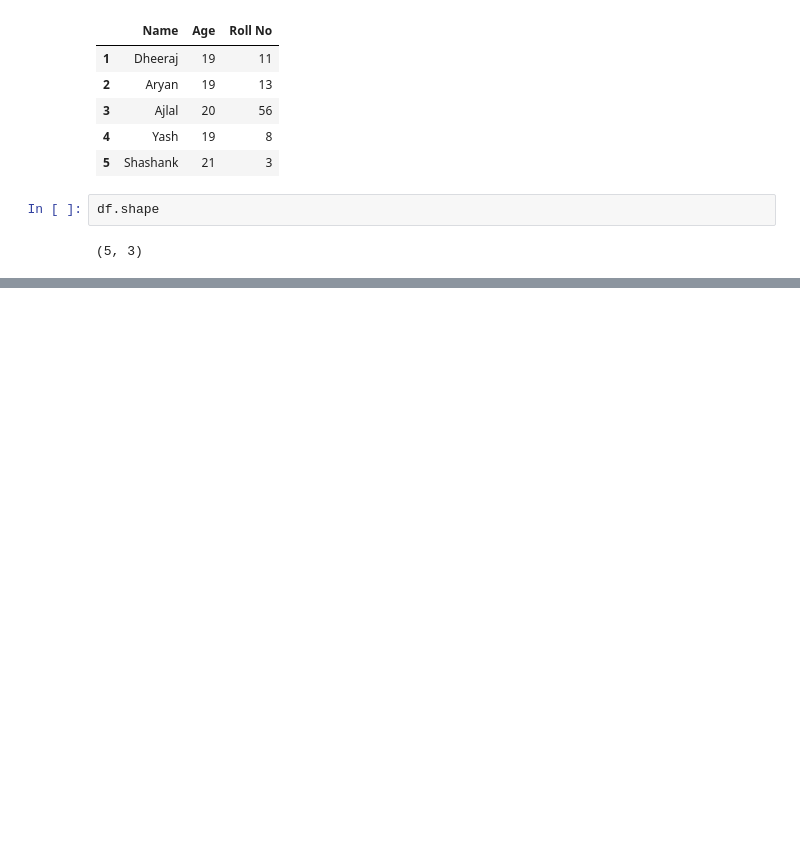
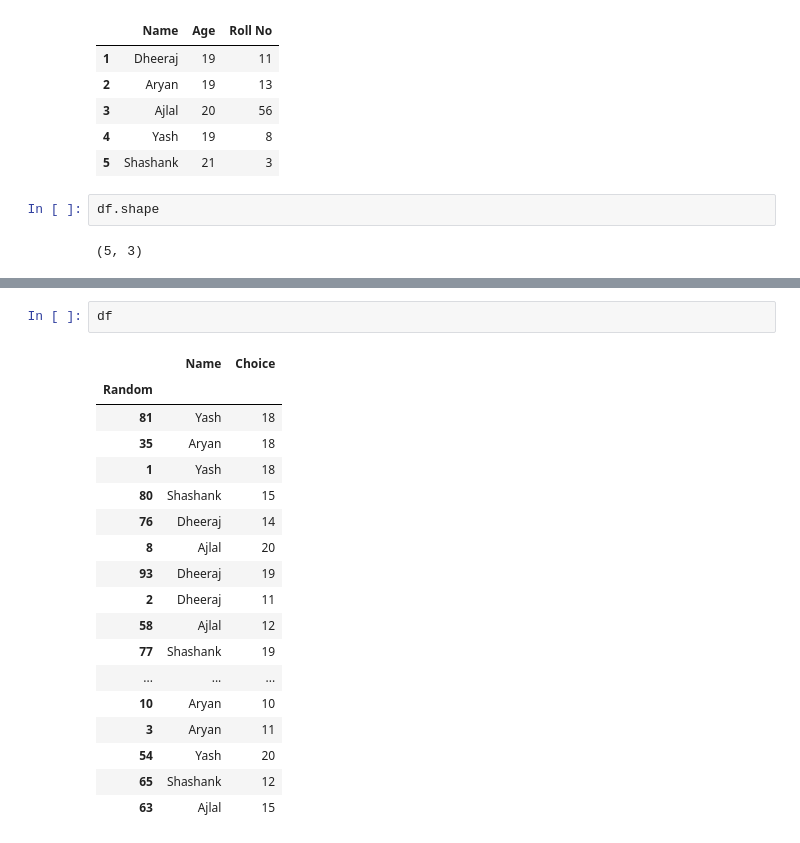
Before and after one commit to dheeraj0342/DSML, a Jupyter notebook: pandas.ipynb, the cells around one changed output, grey strips where cells are left out. Drawn from its saved outputs; the diff is of its cells as text; blank space fills up the shorter version.

```diff
--- a/pandas.ipynb
+++ b/pandas.ipynb
@@ -238,0 +367,21 @@ df.shape
+# %%
+df
+# %% [output]
+|  | Name | Choice |
+| Random |  |  |
+| 81 | Yash | 18 |
+| 35 | Aryan | 18 |
+| 1 | Yash | 18 |
+| 80 | Shashank | 15 |
+| 76 | Dheeraj | 14 |
+| 8 | Ajlal | 20 |
+| 93 | Dheeraj | 19 |
+| 2 | Dheeraj | 11 |
+| 58 | Ajlal | 12 |
+| 77 | Shashank | 19 |
+| ... | ... | ... |
+| 10 | Aryan | 10 |
+| 3 | Aryan | 11 |
+| 54 | Yash | 20 |
+| 65 | Shashank | 12 |
+| 63 | Ajlal | 15 |
```
Also changed, not shown: parts of 36 cells of this notebook, 6 other files.
